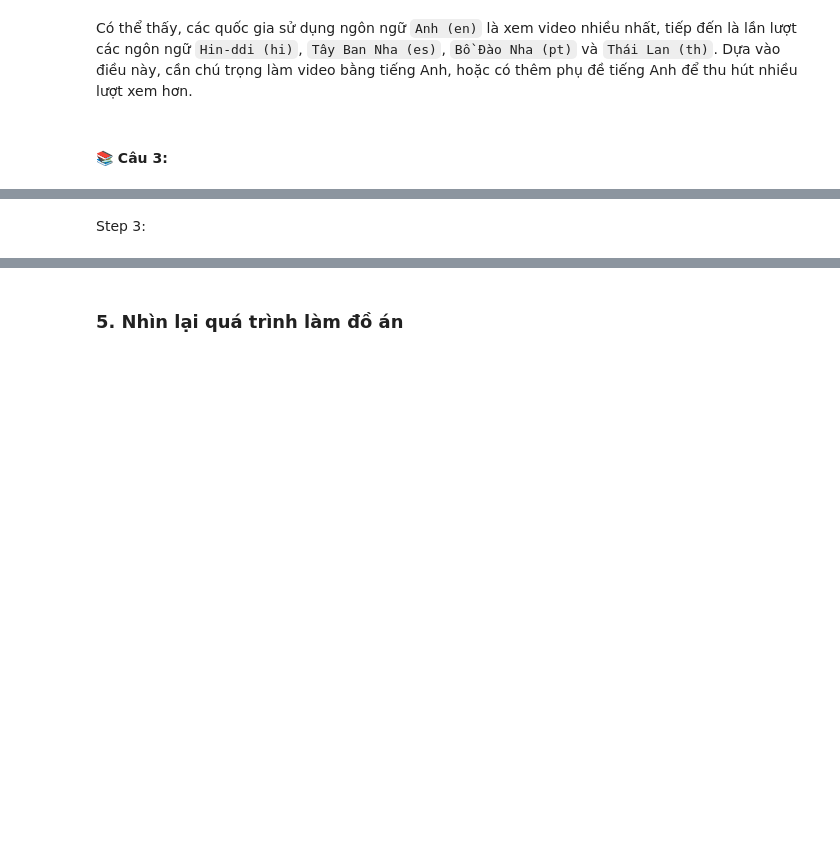
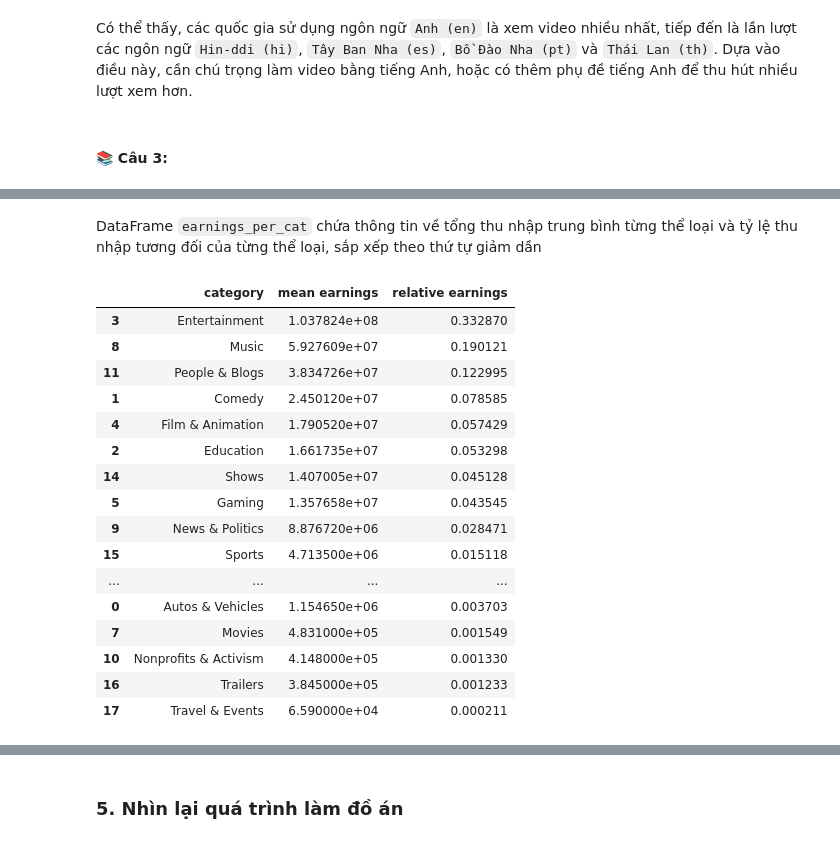
Before and after one commit to BaoDias2505/Final_Project_P4DS, a Jupyter notebook: 21127221_21127583.ipynb, the cells around one changed output, grey strips where cells are left out. Saved outputs shown, nothing was run; the diff lists cells and outputs as text; code cells hidden in the pictures; blank space fills up the shorter version.

```diff
--- a/21127221_21127583.ipynb
+++ b/21127221_21127583.ipynb
@@ -739,2 +783,22 @@ earnings_per_cat = data.groupby(['category'])['mean earnings'].sum().reset_index
-# %% [markdown]
-Step 3:
+# %% [markdown]
+DataFrame `earnings_per_cat` chứa thông tin về tổng thu nhập trung bình từng thể loại và tỷ lệ thu nhập tương đối của từng thể loại, sắp xếp theo thứ tự giảm dần
+# %%
+earnings_per_cat
+# %% [output]
+|  | category | mean earnings | relative earnings |
+| 3 | Entertainment | 1.037824e+08 | 0.332870 |
+| 8 | Music | 5.927609e+07 | 0.190121 |
+| 11 | People & Blogs | 3.834726e+07 | 0.122995 |
+| 1 | Comedy | 2.450120e+07 | 0.078585 |
+| 4 | Film & Animation | 1.790520e+07 | 0.057429 |
+| 2 | Education | 1.661735e+07 | 0.053298 |
+| 14 | Shows | 1.407005e+07 | 0.045128 |
+| 5 | Gaming | 1.357658e+07 | 0.043545 |
+| 9 | News & Politics | 8.876720e+06 | 0.028471 |
+| 15 | Sports | 4.713500e+06 | 0.015118 |
+| ... | ... | ... | ... |
+| 0 | Autos & Vehicles | 1.154650e+06 | 0.003703 |
+| 7 | Movies | 4.831000e+05 | 0.001549 |
+| 10 | Nonprofits & Activism | 4.148000e+05 | 0.001330 |
+| 16 | Trailers | 3.845000e+05 | 0.001233 |
+| 17 | Travel & Events | 6.590000e+04 | 0.000211 |
```
Also changed, not shown: parts of 21 cells of this notebook.
